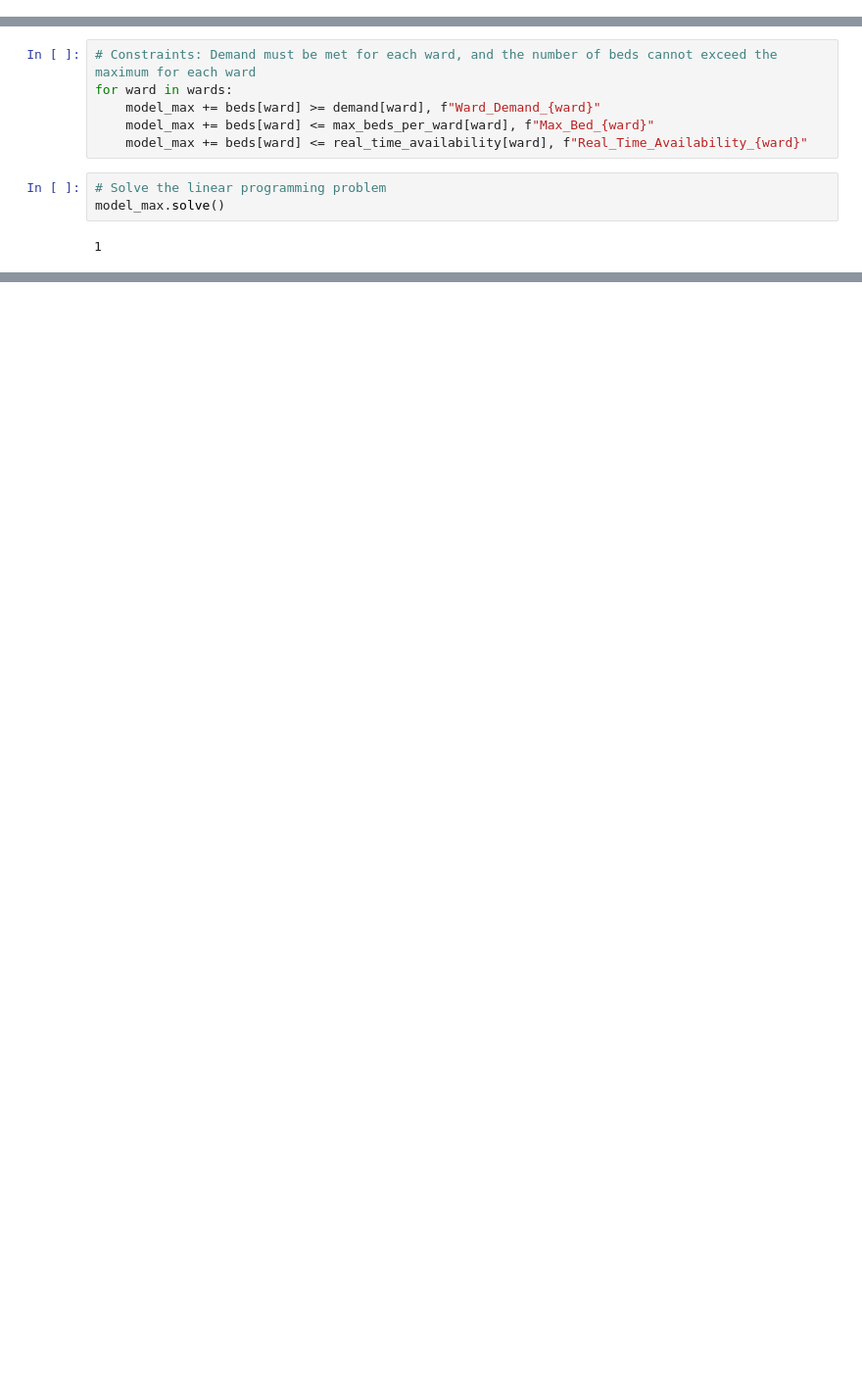
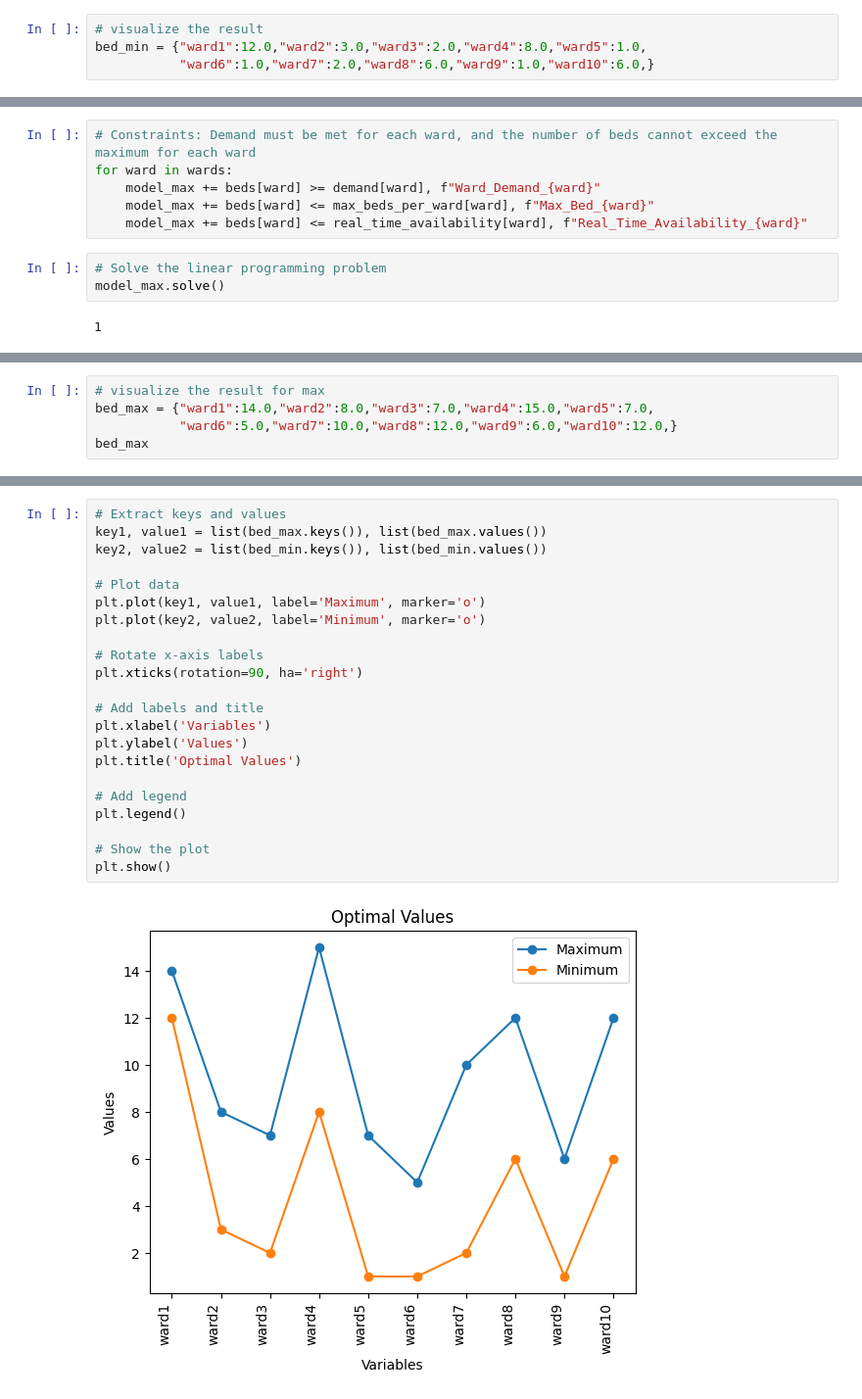
Before and after one commit to kessingtonosazee/GCP_Project_1, a Jupyter notebook: Code_KNN.ipynb, the cells around one changed output, grey strips where cells are left out. Shown at 98% size. Cells and saved outputs as stored; diff of their text form; blank space fills up the shorter version.

```diff
--- a/Code_KNN.ipynb
+++ b/Code_KNN.ipynb
@@ -173,3 +158,7 @@ beds[ward].varValue
+# %%
+# visualize the result
+bed_min = {"ward1":12.0,"ward2":3.0,"ward3":2.0,"ward4":8.0,"ward5":1.0,
+           "ward6":1.0,"ward7":2.0,"ward8":6.0,"ward9":1.0,"ward10":6.0,}
 # %%
 # Create a linear programming problem for maximization
 model_max = LpProblem(name="Healthcare_Bed_Maximum_Allocation", sense=LpMaximize)
@@ -205,3 +194,8 @@ Maximum number of beds for ward7: 10.0
 Maximum number of beds for ward8: 12.0
 Maximum number of beds for ward9: 6.0
 Maximum number of beds for ward10: 12.0
+# %%
+# visualize the result for max
+bed_max = {"ward1":14.0,"ward2":8.0,"ward3":7.0,"ward4":15.0,"ward5":7.0,
+           "ward6":5.0,"ward7":10.0,"ward8":12.0,"ward9":6.0,"ward10":12.0,}
+bed_max
@@ -207,0 +213,24 @@ Maximum number of beds for ward10: 12.0
+# %%
+# Extract keys and values
+key1, value1 = list(bed_max.keys()), list(bed_max.values())
+key2, value2 = list(bed_min.keys()), list(bed_min.values())
+
+# Plot data
+plt.plot(key1, value1, label='Maximum', marker='o')
+plt.plot(key2, value2, label='Minimum', marker='o')
+
+# Rotate x-axis labels
+plt.xticks(rotation=90, ha='right')
+
+# Add labels and title
+plt.xlabel('Variables')
+plt.ylabel('Values')
+plt.title('Optimal Values')
+
+# Add legend
+plt.legend()
+
+# Show the plot
+plt.show()
+# %% [output]
+[figure, added]
```
Also changed, not shown: parts of 17 cells of this notebook.
